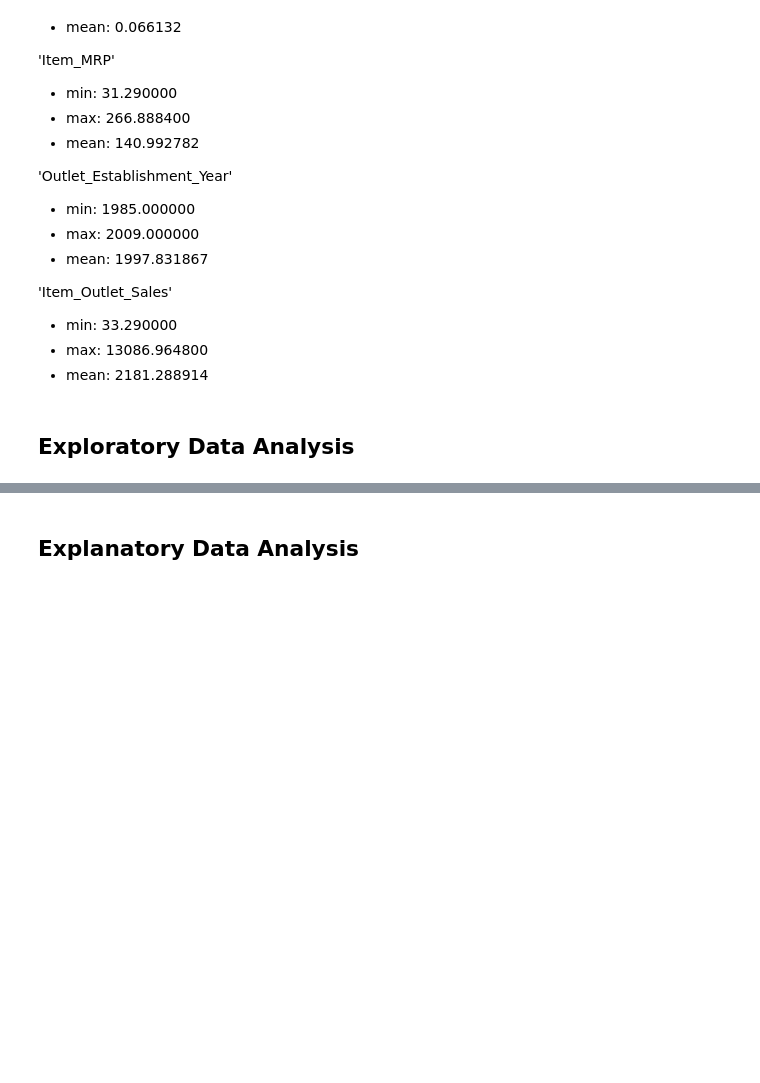
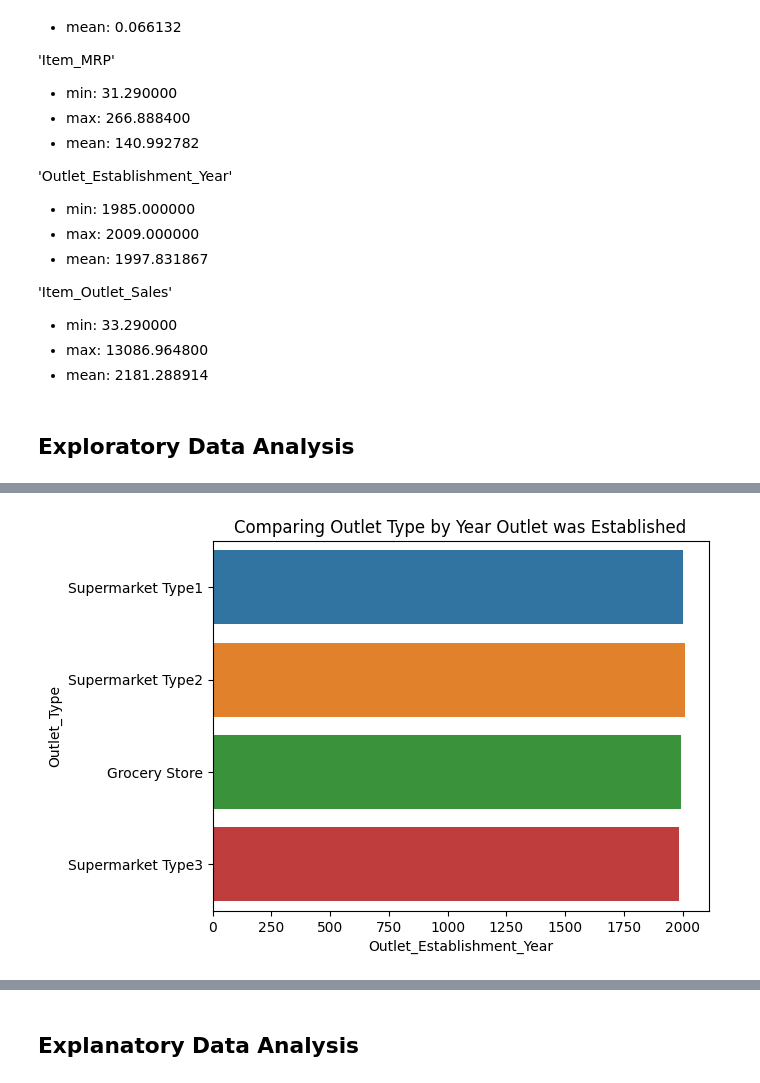
Before and after one commit to wrodemoyer/Prediction-of-Product-Sales, a Jupyter notebook: Prediction_of_Product_Sales.ipynb, the cells around one changed output, grey strips where cells are left out. Drawn from its saved outputs; the diff is of its cells as text; code cells hidden in the pictures; blank space fills up the shorter version.

```diff
--- a/Prediction_of_Product_Sales.ipynb
+++ b/Prediction_of_Product_Sales.ipynb
@@ -221,0 +243,5 @@ Min, Max, and Mean for each Numerical Column.
+# %%
+ax= sns.barplot(data=df, x= 'Outlet_Establishment_Year', y= 'Outlet_Type')
+ax.set_title('Comparing Outlet Type by Year Outlet was Established');
+# %% [output]
+[figure, added]
```
Also changed, not shown: parts of 13 cells of this notebook.
